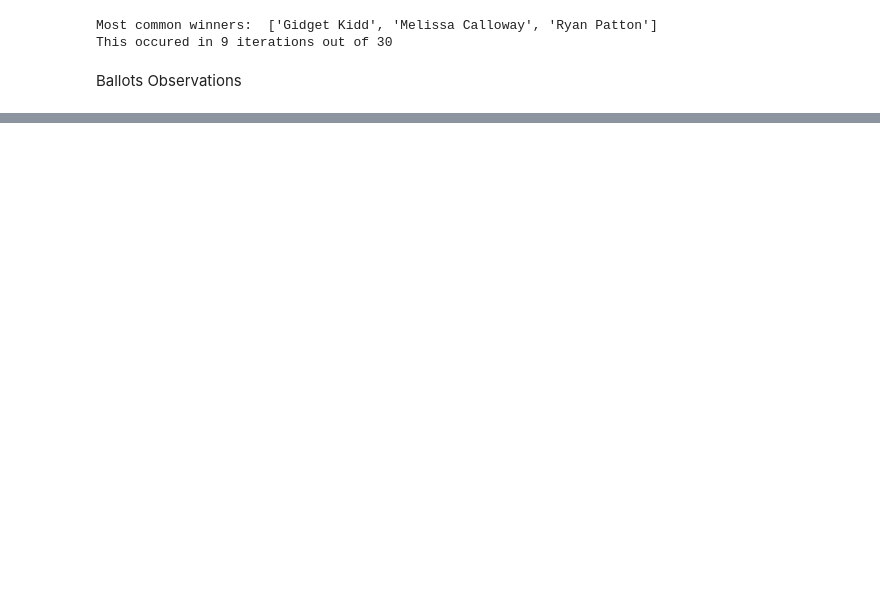
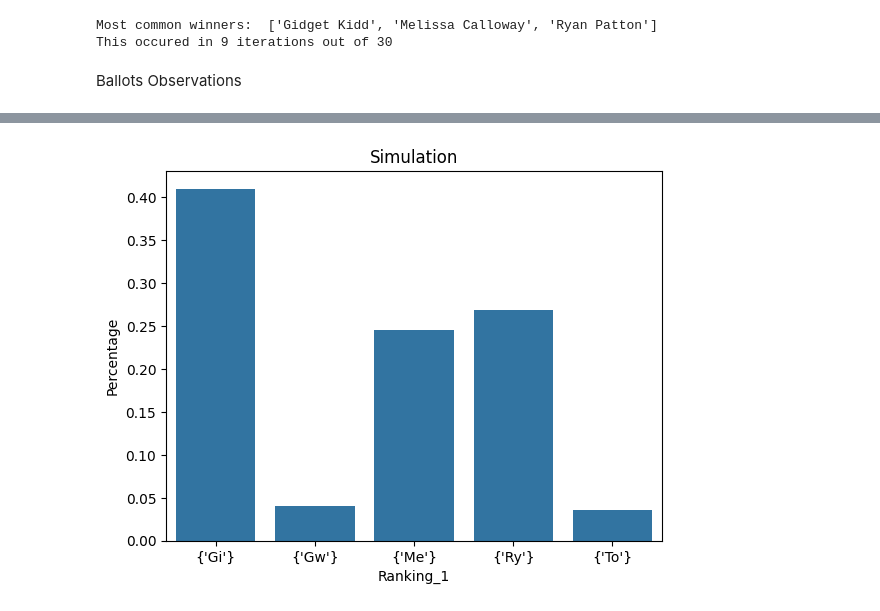
Before and after one commit to Jmilk3/UCS_Voting_Repo, a Jupyter notebook: Visualization_Experiments/visualizing_ballot_outcomes.ipynb, the cells around one changed output, grey strips where cells are left out. Cells and saved outputs as stored; diff of their text form; code cells hidden in the pictures; blank space fills up the shorter version.

```diff
--- a/Visualization_Experiments/visualizing_ballot_outcomes.ipynb
+++ b/Visualization_Experiments/visualizing_ballot_outcomes.ipynb
@@ -95,0 +162,9 @@ full_df
+# %%
+# What about all the simulations, no matter whether good or bad?
+simulation_df = full_df.groupby("Ranking_1")['Weight'].sum().reset_index()
+simulation_df["Percentage"] = simulation_df["Weight"]/30000 #Weight the columns so that it's percentage of votes, not number of votes
+sns.barplot(simulation_df, x="Ranking_1", y="Percentage")
+plt.title("Simulation")
+plt.show()
+# %% [output]
+[figure, added]
```
Also changed, not shown: parts of 13 cells of this notebook.
